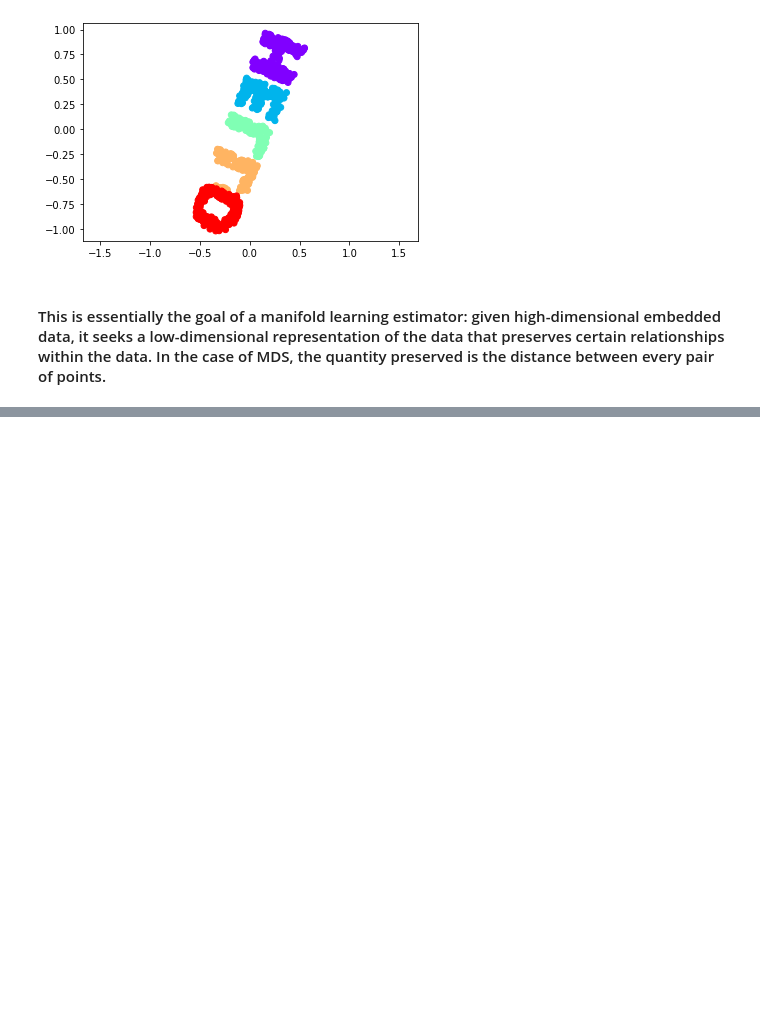
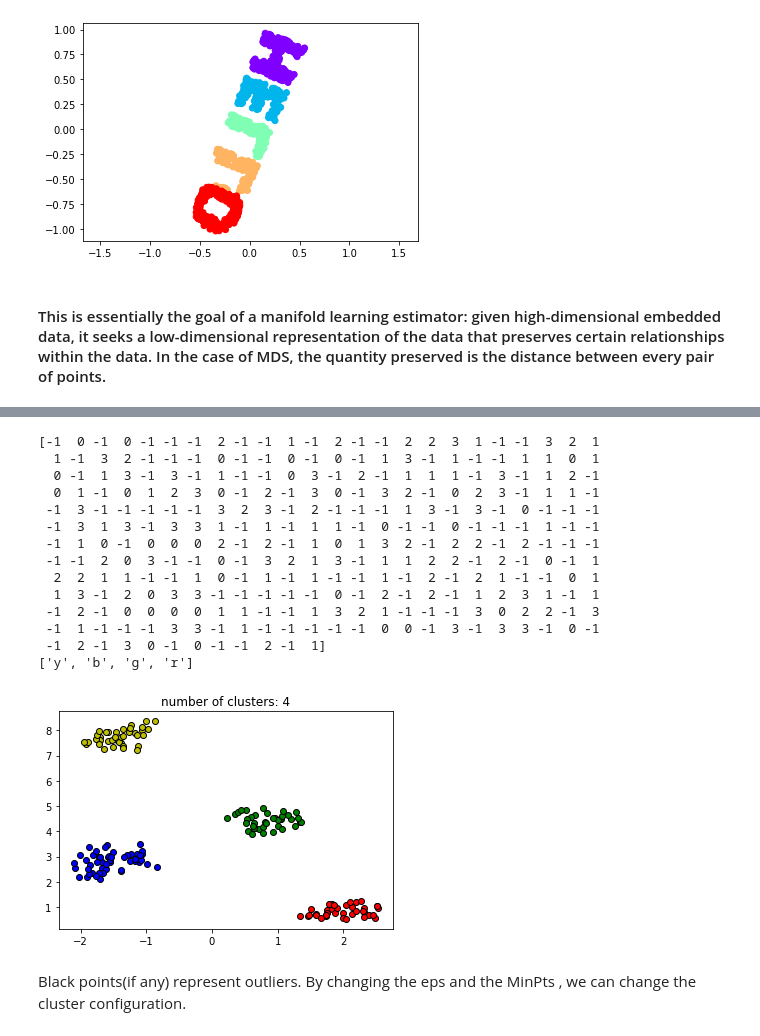
Before and after one commit to ghoshark/Density-Estimation_KDE_CMDE, a Jupyter notebook: Density Estimation, KDE, Manifold Learning & DBSCAN clustering.ipynb, the cells around one changed output, grey strips where cells are left out. Cells and saved outputs as stored; diff of their text form; code cells hidden in the pictures; blank space fills up the shorter version.

```diff
--- a/Density Estimation, KDE & Manifold Learning.ipynb
+++ b/Density Estimation, KDE, Manifold Learning & DBSCAN clustering.ipynb
@@ -443,0 +522,56 @@ plt.axis('equal');
+# %%
+# Load data in X
+X, y_true = make_blobs(n_samples=300, centers=4,cluster_std=0.50, random_state=0)
+db = DBSCAN(eps=0.3, min_samples=10).fit(X)
+core_samples_mask = np.zeros_like(db.labels_, dtype=bool)
+core_samples_mask[db.core_sample_indices_] = True
+labels = db.labels_
+
+# Number of clusters in labels, ignoring noise if present.
+n_clusters_ = len(set(labels)) - (1 if -1 in labels else 0)
+
+print(labels)
+
+# Plot result
+
+# Black removed and is used for noise instead.
+unique_labels = set(labels)
+colors = ['y', 'b', 'g', 'r']
+print(colors)
+for k, col in zip(unique_labels, colors):
+    if k == -1:
+        # Black used for noise.
+        col = 'k'
+
+    class_member_mask = (labels == k)
+
+    xy = X[class_member_mask & core_samples_mask]
+    plt.plot(xy[:, 0], xy[:, 1], 'o', markerfacecolor=col,
+             markeredgecolor='k',
+             markersize=6)
+
+    xy = X[class_member_mask & ~core_samples_mask]
+    plt.plot(xy[:, 0], xy[:, 1], 'o', markerfacecolor=col,
+             markeredgecolor='k',
+             markersize=6)
+
+plt.title('number of clusters: %d' % n_clusters_)
+plt.show()
+# %% [output]
+[-1  0 -1  0 -1 -1 -1  2 -1 -1  1 -1  2 -1 -1  2  2  3  1 -1 -1  3  2  1
+  1 -1  3  2 -1 -1 -1  0 -1 -1  0 -1  0 -1  1  3 -1  1 -1 -1  1  1  0  1
+  0 -1  1  3 -1  3 -1  1 -1 -1  0  3 -1  2 -1  1  1  1 -1  3 -1  1  2 -1
+  0  1 -1  0  1  2  3  0 -1  2 -1  3  0 -1  3  2 -1  0  2  3 -1  1  1 -1
+ -1  3 -1 -1 -1 -1 -1  3  2  3 -1  2 -1 -1 -1  1  3 -1  3 -1  0 -1 -1 -1
+ -1  3  1  3 -1  3  3  1 -1  1 -1  1  1 -1  0 -1 -1  0 -1 -1 -1  1 -1 -1
+ -1  1  0 -1  0  0  0  2 -1  2 -1  1  0  1  3  2 -1  2  2 -1  2 -1 -1 -1
+ -1 -1  2  0  3 -1 -1  0 -1  3  2  1  3 -1  1  1  2  2 -1  2 -1  0 -1  1
+  2  2  1  1 -1 -1  1  0 -1  1 -1  1 -1 -1  1 -1  2 -1  2  1 -1 -1  0  1
+  1  3 -1  2  0  3  3 -1 -1 -1 -1 -1  0 -1  2 -1  2 -1  1  2  3  1 -1  1
+ -1  2 -1  0  0  0  0  1  1 -1 -1  1  3  2  1 -1 -1 -1  3  0  2  2 -1  3
+ -1  1 -1 -1 -1  3  3 -1  1 -1 -1 -1 -1 -1  0  0 -1  3 -1  3  3 -1  0 -1
+ -1  2 -1  3  0 -1  0 -1 -1  2 -1  1]
+['y', 'b', 'g', 'r']
+[figure, added]
+# %% [markdown]
+Black points(if any) represent outliers. By changing the eps and the MinPts , we can change the cluster configuration.
```
Also changed, not shown: parts of 19 cells of this notebook.
